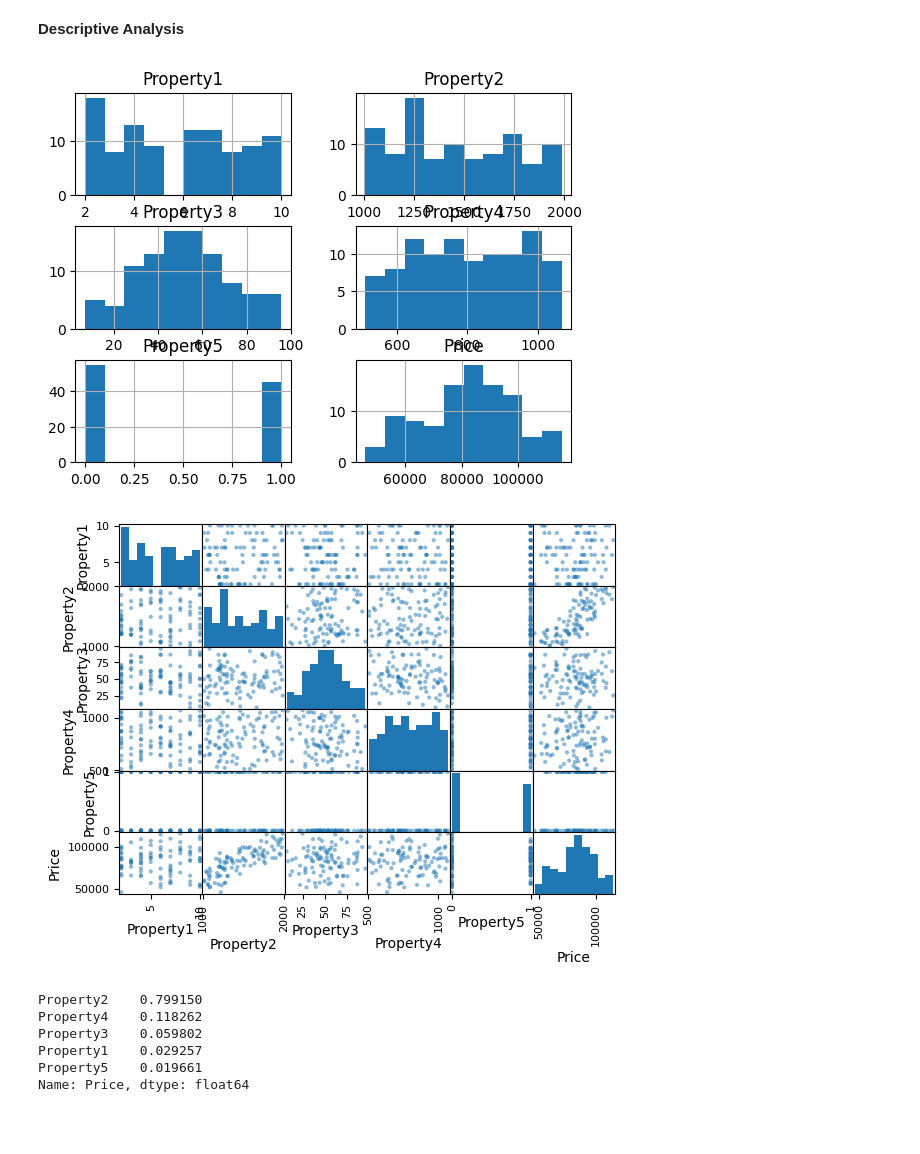
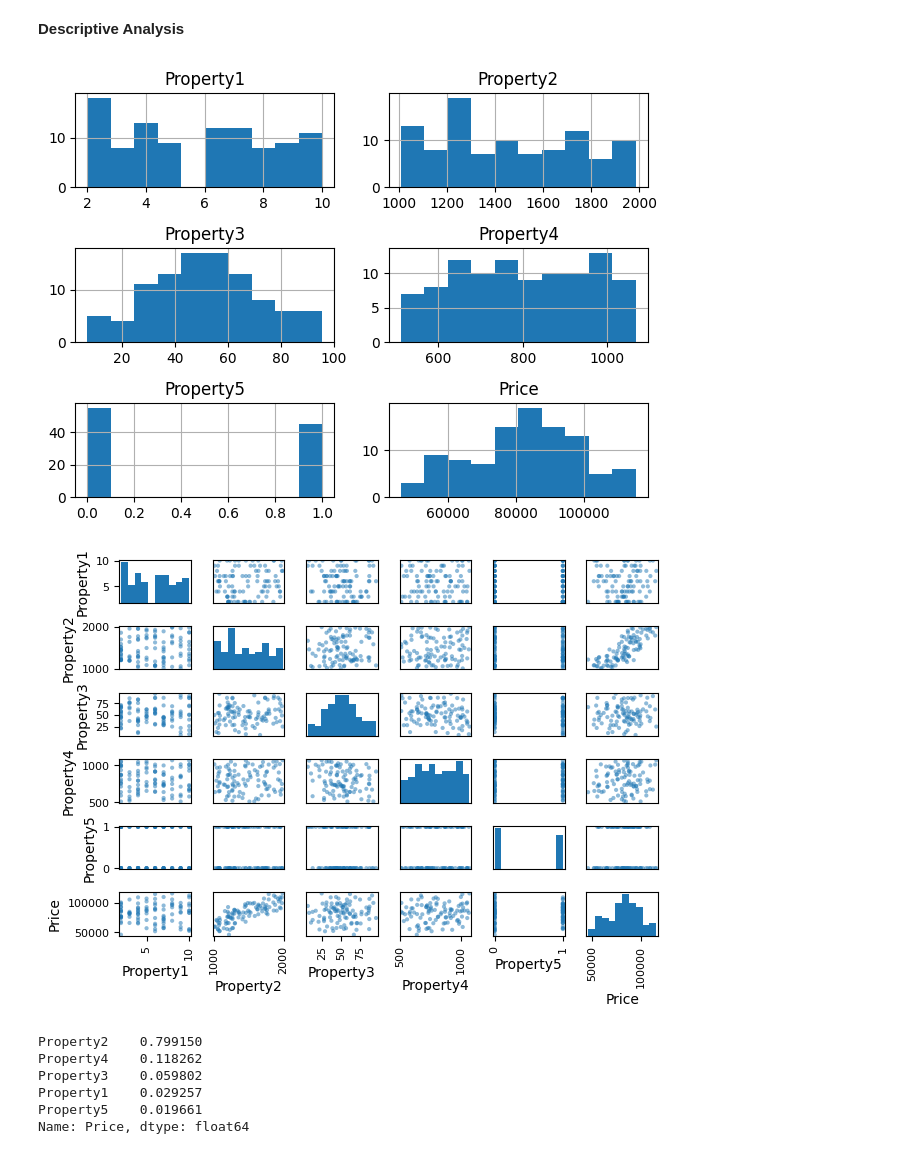
Before and after one commit to sebalexsmith/BBAN3001, a Jupyter notebook: Linear Regression/2023_09_26.ipynb, the cells around one changed output. Cells and saved outputs as stored; diff of their text form; code cells hidden in the pictures; blank space fills up the shorter version.

```diff
--- a/Linear Regression/2023_09_26.ipynb
+++ b/Linear Regression/2023_09_26.ipynb
@@ -57,15 +57,17 @@ df.head()
 # %%
 # Histograms
 df.hist()
+plt.tight_layout()
 plt.show()
 # %% [output]
-[figure, old version]
+[figure, new version]
 # %%
 # Scatter plot
 pd.plotting.scatter_matrix(df)
+plt.tight_layout()
 plt.show()
 # %% [output]
-[figure, old version]
+[figure, new version]
 # %%
 df.corr()['Price'].sort_values(ascending = False)[1:]
 # %% [output]
```
Also changed, not shown: parts of 5 cells of this notebook, 3 other files.
